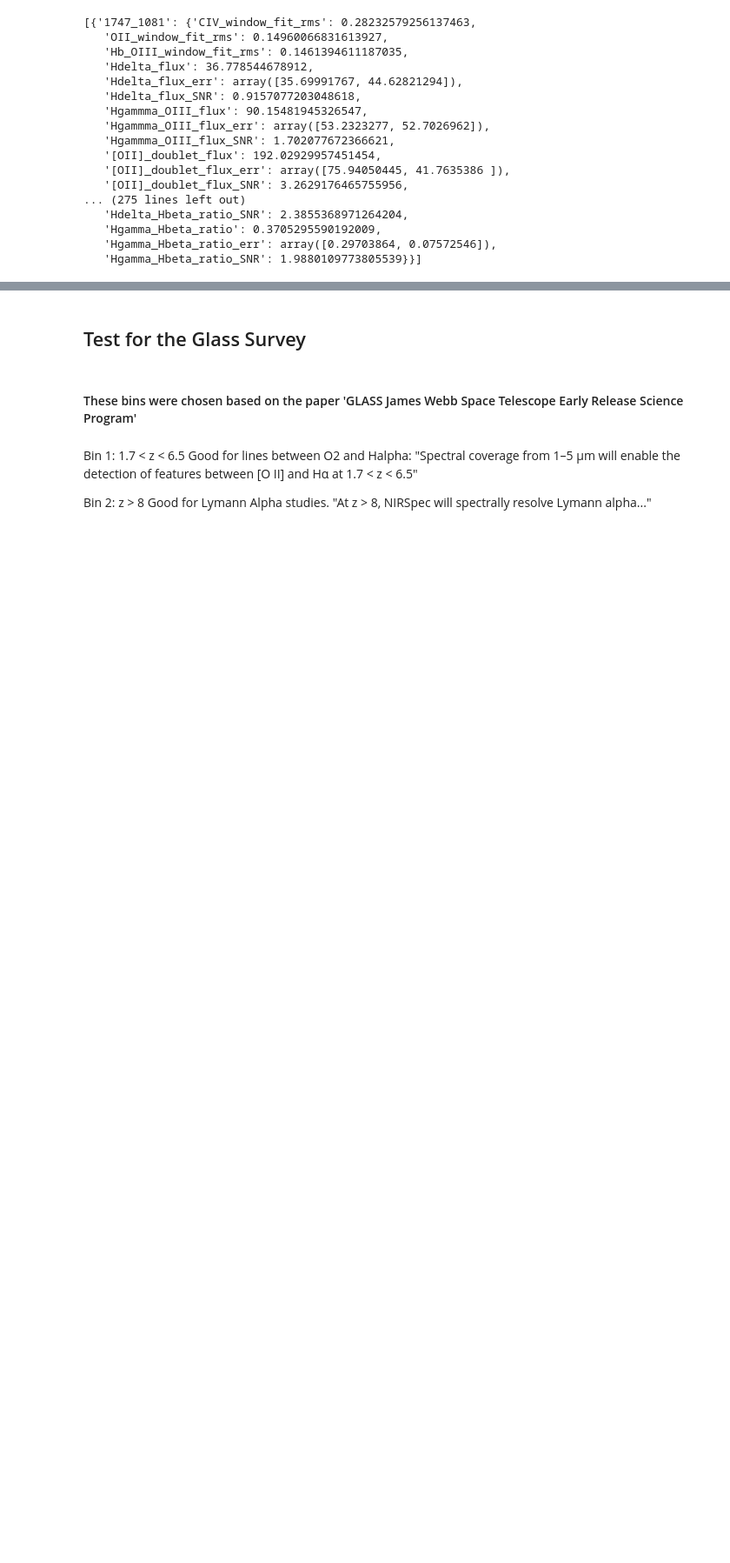
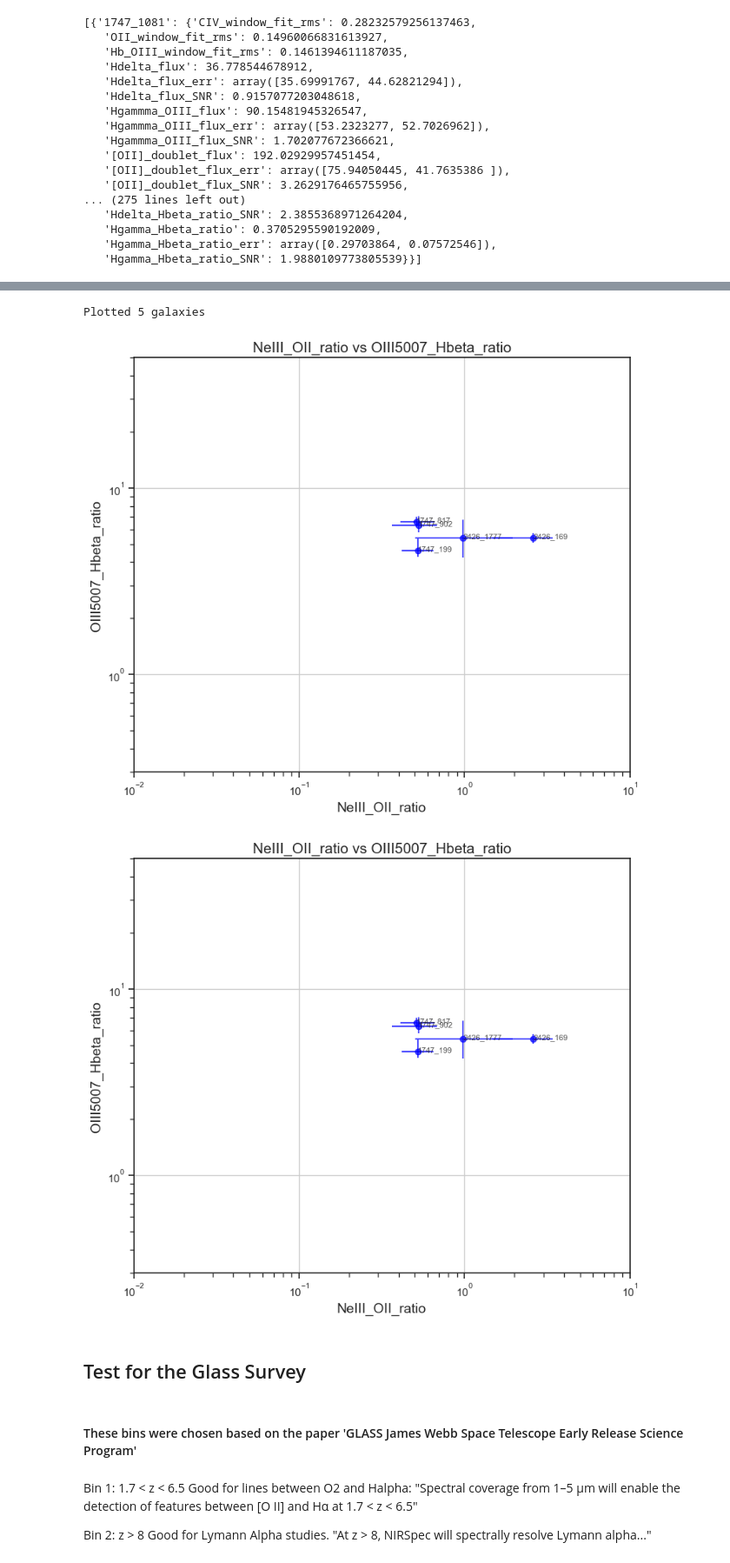
Before and after one commit to Isaiahmt0904/AGN-Classification-Project, a Jupyter notebook: SNR.ipynb, the cells around one changed output, grey strips where cells are left out. Shown at 87% size. Saved outputs shown, nothing was run; the diff lists cells and outputs as text; code cells hidden in the pictures; blank space fills up the shorter version.

```diff
--- a/SNR.ipynb
+++ b/SNR.ipynb
@@ -858,0 +872,3 @@ df[df['Galaxy ID'] == '2426_112'][['Galaxy ID', 'OIII5007_Hbeta_ratio', 'OIII500
+# %%
+borg_7_full = pd.concat([borg_7_filtered, borg_7_fs_filtered])
+borg_7_full
@@ -859,3 +883,12 @@ df[df['Galaxy ID'] == '2426_112'][['Galaxy ID', 'OIII5007_Hbeta_ratio', 'OIII500
+# %%
+make_bpt(borg_7_full, ratio_x='NeIII_OII_ratio',
+    err_x='NeIII_OII_ratio_err',
+    ratio_y='OIII5007_Hbeta_ratio',
+    err_y='OIII5007_Hbeta_ratio_err')
+# %% [output]
+Plotted 5 galaxies
+[figure, added]
+[figure, added]
 # %% [markdown]
 ## Test for the Glass Survey
 # %% [markdown]
```
Also changed, not shown: parts of 65 cells of this notebook, 1 other file.
